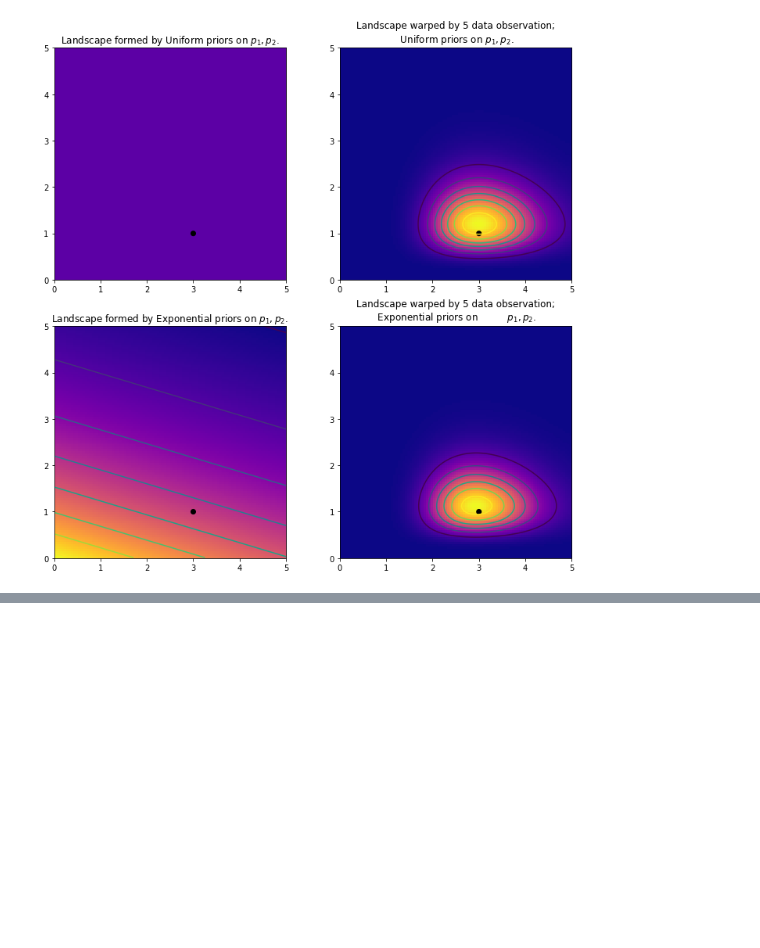
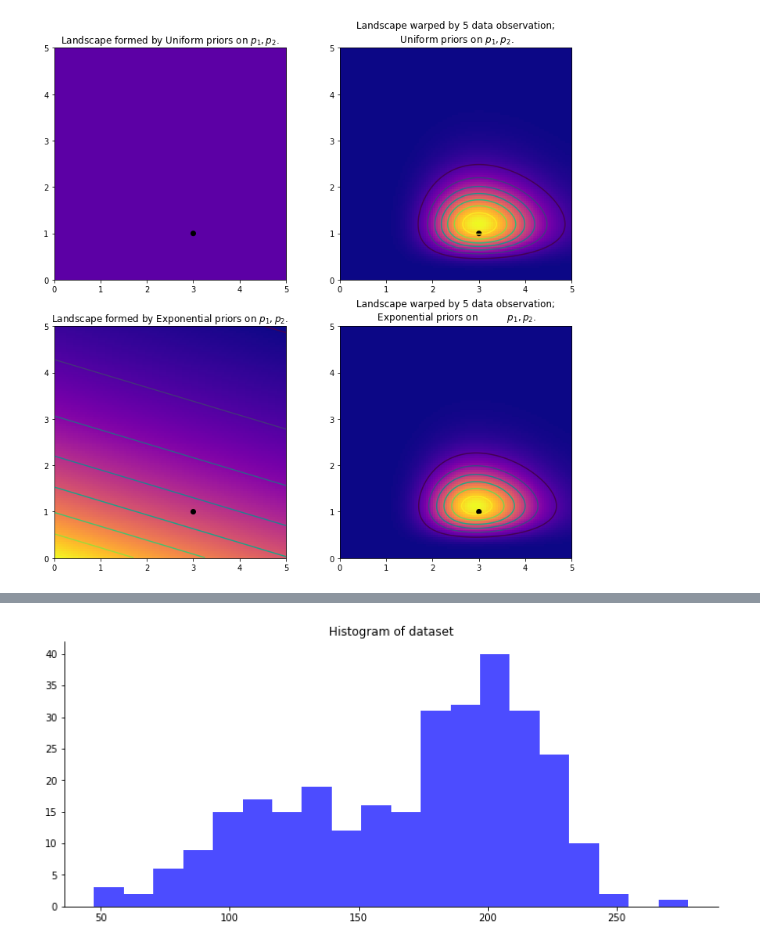
Before and after one commit to rmania/datascience, a Jupyter notebook: ml_models/2_1_bayesian_models_MCMC.ipynb, the cells around one changed output, grey strips where cells are left out. Drawn from its saved outputs; the diff is of its cells as text; code cells hidden in the pictures; blank space fills up the shorter version.

```diff
--- a/ml_models/2_1_bayesian_models_MCMC.ipynb
+++ b/ml_models/2_1_bayesian_models_MCMC.ipynb
@@ -117,0 +126,8 @@ for i, x in enumerate(ax):
+# %%
+data = np.loadtxt('data/mixture_data.csv', delimiter=',')
+fig, ax = plt.subplots(figsize=[12,5])
+ax.hist(data, bins=20, color='blue', histtype="stepfilled", alpha=0.7)
+ax.set(ylim = (0, None), title = "Histogram of dataset")
+remove_borders(ax)
+# %% [output]
+[figure, added]
```
Also changed, not shown: parts of 1 cell of this notebook.
